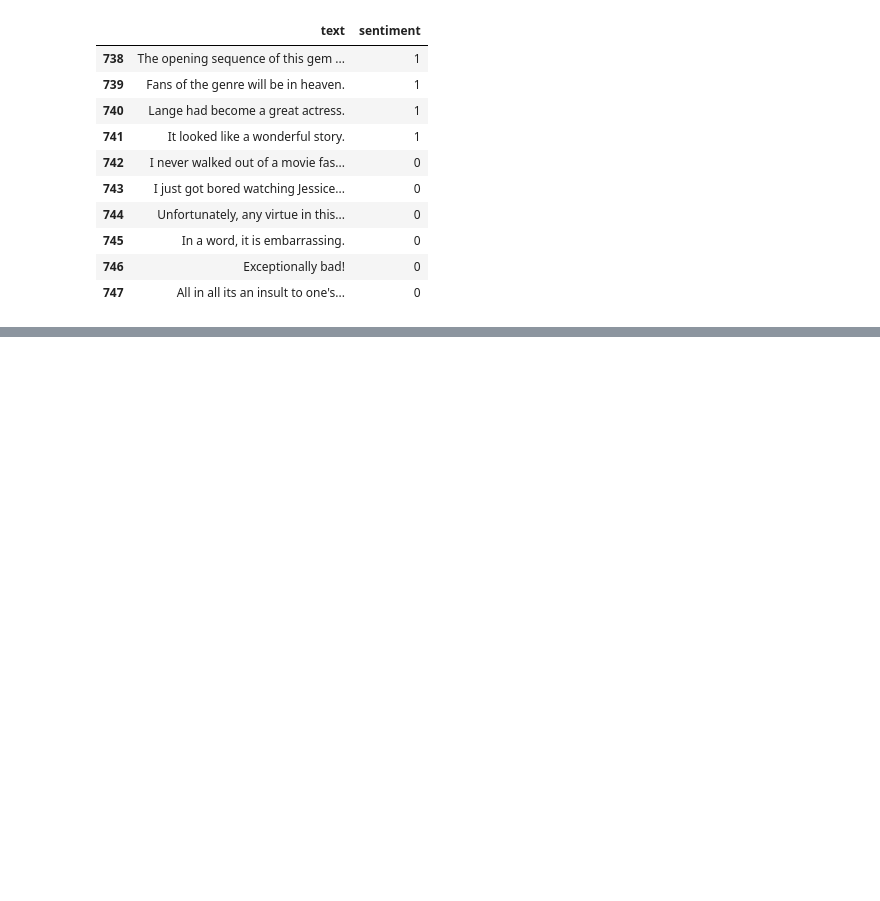
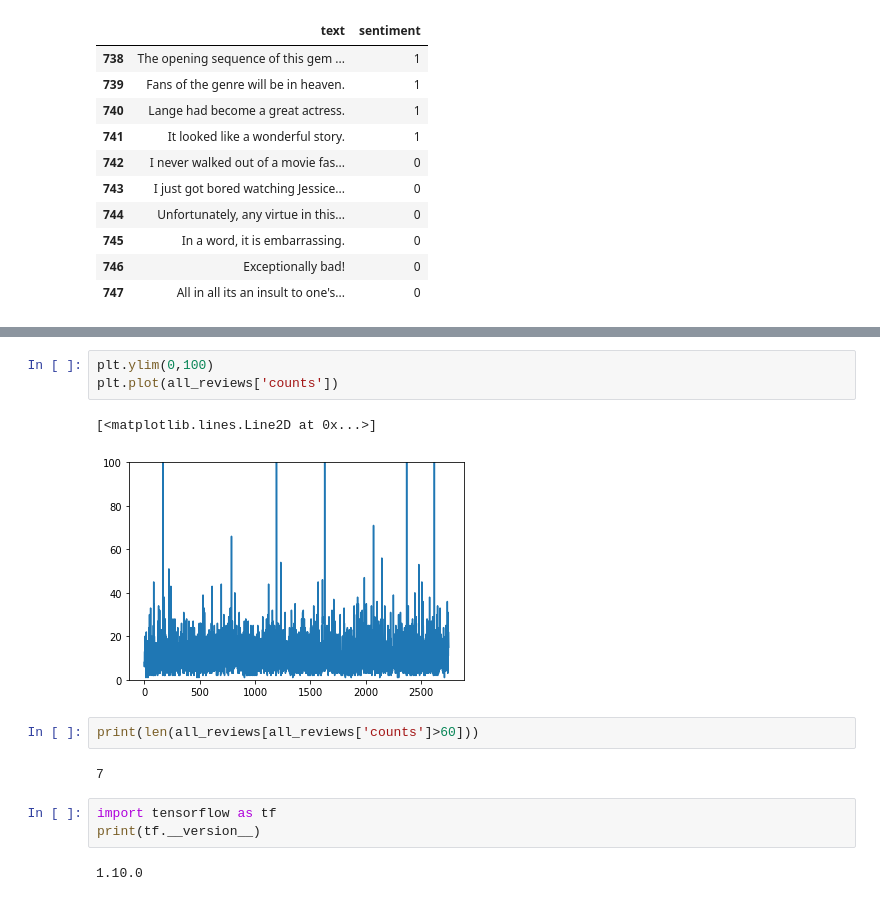
Before and after one commit to D2DOnline/ML, a Jupyter notebook: NLP_ReviewAnalysis.ipynb, the cells around one changed output, grey strips where cells are left out. Saved outputs shown, nothing was run; the diff lists cells and outputs as text; blank space fills up the shorter version.

```diff
--- a/NLP_ReviewAnalysis.ipynb
+++ b/NLP_ReviewAnalysis.ipynb
@@ -148,0 +193,15 @@ all_reviews
+# %%
+plt.ylim(0,100)
+plt.plot(all_reviews['counts'])
+# %% [output]
+[<matplotlib.lines.Line2D at 0x...>]
+[figure, added]
+# %%
+print(len(all_reviews[all_reviews['counts']>60]))
+# %% [output]
+7
+# %%
+import tensorflow as tf
+print(tf.__version__)
+# %% [output]
+1.10.0
```
Also changed, not shown: parts of 26 cells of this notebook.
